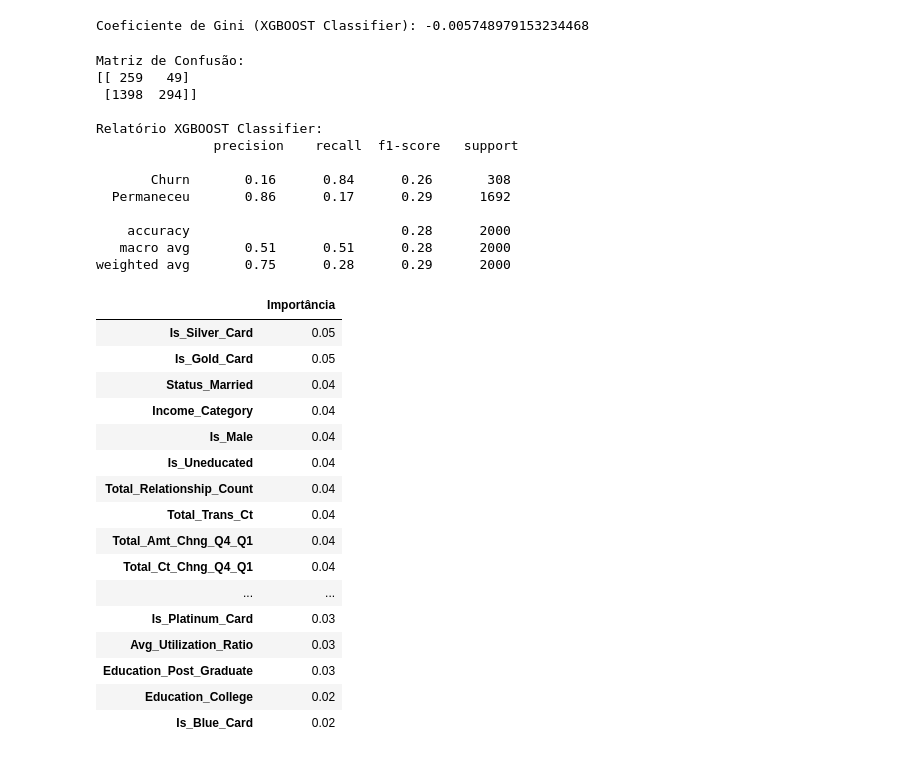
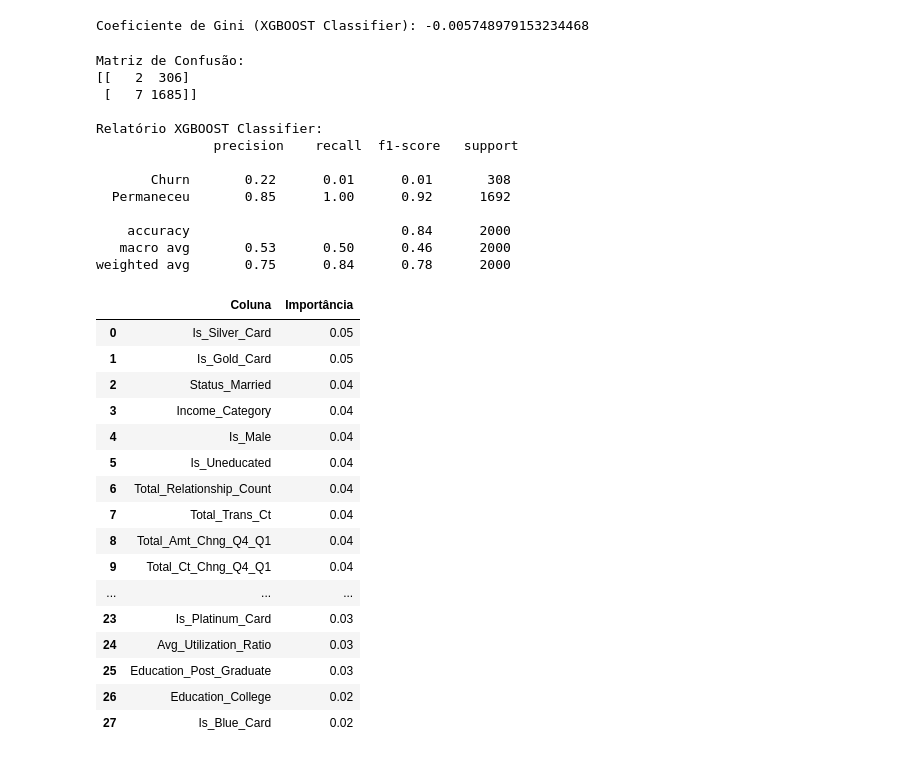
Before and after one commit to rpf991/Previsao_Churning_Clientes_Credito, a Jupyter notebook: notebooks/data_analysis.ipynb, the cells around one changed output. Drawn from its saved outputs; the diff is of its cells as text; code cells hidden in the pictures.

```diff
--- a/notebooks/data_analysis.ipynb
+++ b/notebooks/data_analysis.ipynb
@@ -85,10 +85,6 @@ for c in colunas_numericas:
 Colunas com valores abaixo de 0:
 
 Avg_Open_To_Buy
-# %%
-# substituição dos valores negativos por 0
-
-df_credit['Avg_Open_To_Buy'] = df_credit['Avg_Open_To_Buy'].map(lambda x: 0 if x < 0 else x)
 # %%
 # Análise percentual de clientes que cancelaram o cartão de crédito
 
@@ -124,8 +120,8 @@ income_category_map = {"Less than $40K": 1, "$40K - $60K": 2,
                        "$60K - $80K": 3, "$80K - $120K": 4, "$120K +": 5} # "Unknown": 0,
 
 atrition_flag_map = {
-    'Existing Customer': 1,
-    'Attrited Customer': 0
+    'Attrited Customer': 0,
+    'Existing Customer': 1
 }
 
 df_base_credit['Is_Male'] = df_base_credit['Gender'].map(lambda x: x == 'M').astype("int")
@@ -135,7 +131,6 @@ df_base_credit['Attrition_Flag'] = df_base_credit['Attrition_Flag'].map(atrition
 
 
 df_base_credit['Income_Category'] = df_base_credit['Income_Category'].map(income_category_map)
-
 
 # foi calculado a mediana pois com o valor Unknown daria a entender que seria o menor renda possivel
 mediana_income_category = df_base_credit['Income_Category'].median()
@@ -166,7 +161,6 @@ df_base_credit['Education_Doctorate'] = df_base_credit['Education_Level'].map(
                                                                         ).astype("int")
 
 
-
 df_base_credit['Status_Divorced'] = df_base_credit['Marital_Status'].map(lambda x: x == 'Divorced').astype("int")
 df_base_credit['Status_Single'] = df_base_credit['Marital_Status'].map(lambda x: x == 'Single').astype("int")
 df_base_credit['Status_Married'] = df_base_credit['Marital_Status'].map(lambda x: x == 'Married').astype("int")
@@ -204,4 +198,5 @@ Conlusões
 # %%
 df_credit_clean = df_base_credit.drop(columns=['CLIENTNUM', 'Gender', 'Marital_Status',
                                               'Card_Category', 'Is_Female',
-                                              'Avg_Open_To_Buy', 'Education_Level'])
+                                              'Avg_Open_To_Buy', 'Education_Level'
+                                              ])
@@ -308,8 +327,12 @@ df_importancia
 # Modelo Random Florest
 
 # criação do modelo
-random_florest = RandomForestClassifier(class_weight='balanced_subsample', random_state=42)
-# class_weight: Balanceamento de pesos
+random_florest = RandomForestClassifier(
+    n_estimators=100, # quantidade de estimativas
+    max_depth=8, # impede que os dados sejam decorados
+    class_weight='balanced', # balanceamento de pesos
+    random_state=42
+)
 
 # treinar o modelo
 random_florest.fit(X_train, Y_train)
@@ -420,51 +443,53 @@ print(f'Coeficiente de Gini (XGBOOST Classifier): {gini_xgboot}')
 Coeficiente de Gini (XGBOOST Classifier): -0.005748979153234468
 # %%
 # Previsão do modelo
-pred_xgboot = xgboot_classifier.predict(X_test_scalled)
+pred_xgboot = xgboot_classifier.predict(X_test)
+#pred_xgboot = (prob_xgboot > 0.3).astype("int")
 
 print(f"Matriz de Confusão:\n{confusion_matrix(Y_test, pred_xgboot)}\n")
 
 print(f"Relatório XGBOOST Classifier:\n {
                 classification_report(
-                    Y_test, pred_xgboot, target_names=['Churn', 'Permaneceu']
+                    Y_test, pred_xgboot, target_names=['Churn', 'Permaneceu'],
+                    zero_division=0
                 )
             }")
 # %% [output]
 Matriz de Confusão:
-[[ 259   49]
- [1398  294]]
+[[   2  306]
+ [   7 1685]]
 
 Relatório XGBOOST Classifier:
                precision    recall  f1-score   support
 
-       Churn       0.16      0.84      0.26       308
-  Permaneceu       0.86      0.17      0.29      1692
+       Churn       0.22      0.01      0.01       308
+  Permaneceu       0.85      1.00      0.92      1692
 
-    accuracy                           0.28      2000
-   macro avg       0.51      0.51      0.28      2000
-weighted avg       0.75      0.28      0.29      2000
+    accuracy                           0.84      2000
+   macro avg       0.53      0.50      0.46      2000
+weighted avg       0.75      0.84      0.78      2000
 # %%
 df_importancia = pd.DataFrame({
     'Importância': xgboot_classifier.feature_importances_
     }, index=X_train.columns
-).sort_values(by='Importância', ascending=False)
+).sort_values(by='Importância', ascending=False).reset_index(names='Coluna')
 
 df_importancia
 # %% [output]
-|  | Importância |
-| Is_Silver_Card | 0.05 |
-| Is_Gold_Card | 0.05 |
-| Status_Married | 0.04 |
-| Income_Category | 0.04 |
-| Is_Male | 0.04 |
-| Is_Uneducated | 0.04 |
-| Total_Relationship_Count | 0.04 |
-| Total_Trans_Ct | 0.04 |
-| Total_Amt_Chng_Q4_Q1 | 0.04 |
-| Total_Ct_Chng_Q4_Q1 | 0.04 |
-| ... | ... |
-| Is_Platinum_Card | 0.03 |
-| Avg_Utilization_Ratio | 0.03 |
-| Education_Post_Graduate | 0.03 |
-| Education_College | 0.02 |
-| Is_Blue_Card | 0.02 |
+|  | Coluna | Importância |
+| 0 | Is_Silver_Card | 0.05 |
+| 1 | Is_Gold_Card | 0.05 |
+| 2 | Status_Married | 0.04 |
+| 3 | Income_Category | 0.04 |
+| 4 | Is_Male | 0.04 |
+| 5 | Is_Uneducated | 0.04 |
+| 6 | Total_Relationship_Count | 0.04 |
+| 7 | Total_Trans_Ct | 0.04 |
+| 8 | Total_Amt_Chng_Q4_Q1 | 0.04 |
+| 9 | Total_Ct_Chng_Q4_Q1 | 0.04 |
+| ... | ... | ... |
+| 23 | Is_Platinum_Card | 0.03 |
+| 24 | Avg_Utilization_Ratio | 0.03 |
+| 25 | Education_Post_Graduate | 0.03 |
+| 26 | Education_College | 0.02 |
+| 27 | Is_Blue_Card | 0.02 |
```
Also changed, not shown: parts of 9 cells of this notebook.
